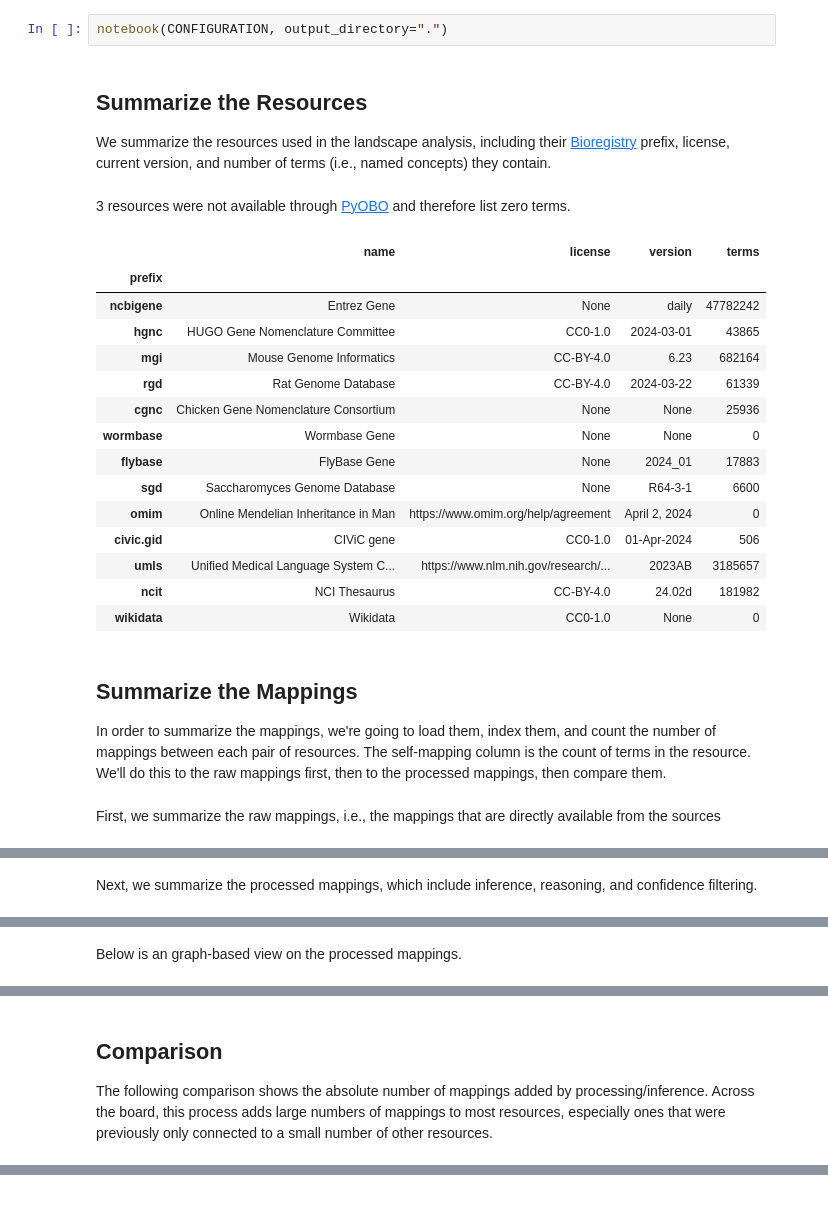
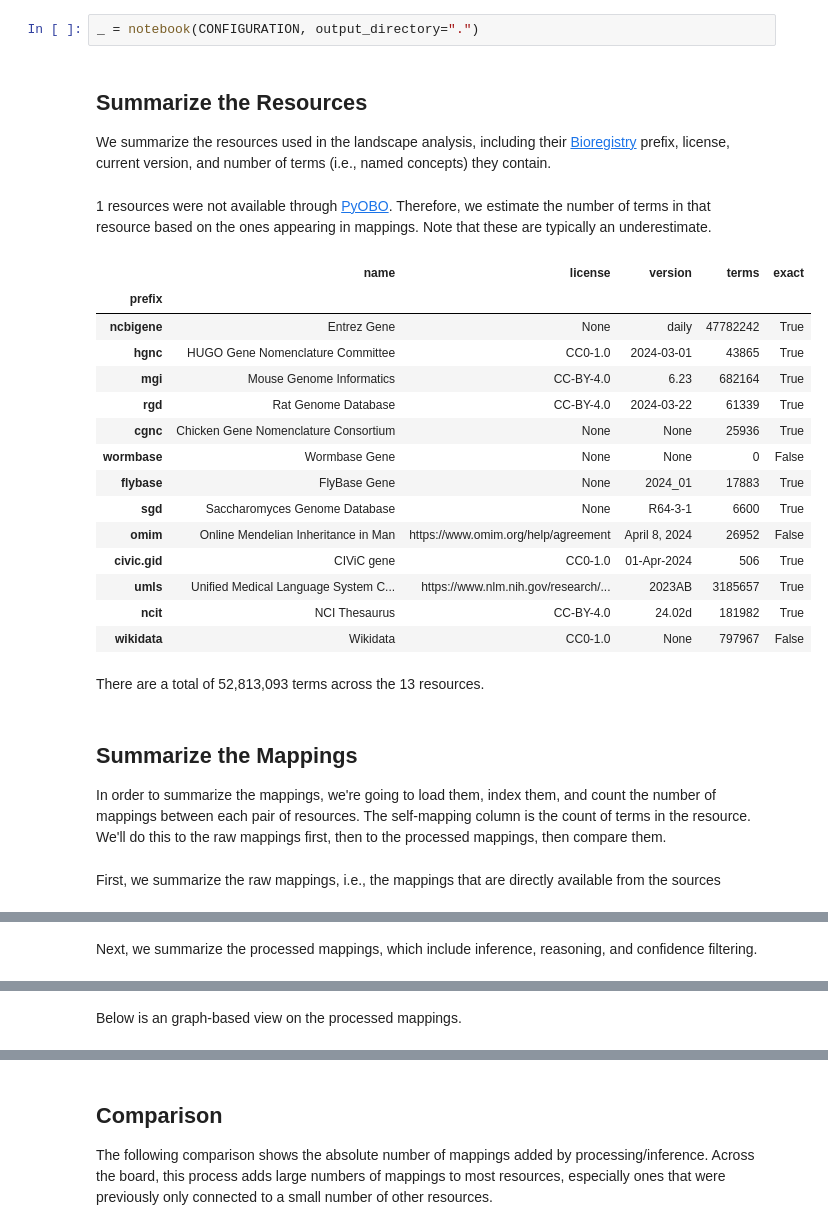
Before and after one commit to biopragmatics/semra, a Jupyter notebook: scripts/gene/gene-landscape.ipynb, the cells around one changed output, grey strips where cells are left out. Cells and saved outputs as stored; diff of their text form; blank space fills up the shorter version.

```diff
--- a/scripts/gene/gene-landscape.ipynb
+++ b/scripts/gene/gene-landscape.ipynb
@@ -6,33 +5,36 @@ from semra.analysis.landscape import notebook
 * 'underscore_attrs_are_private' has been removed
   warnings.warn(message, UserWarning)
 # %%
-notebook(CONFIGURATION, output_directory=".")
+_ = notebook(CONFIGURATION, output_directory=".")
 # %% [output]
 ## Summarize the Resources
 
 We summarize the resources used in the landscape analysis, including their [Bioregistry](https://bioregistry.io)
 prefix, license, current version, and number of terms (i.e., named concepts) they contain.
-3 resources were not available through
-[PyOBO](https://github.com/biopragmatics/pyobo) and therefore list zero terms.
+1 resources were not available through
+[PyOBO](https://github.com/biopragmatics/pyobo). Therefore, we estimate the number
+of terms in that resource based on the ones appearing in mappings. Note that these
+are typically an underestimate.
-|  | name | license | version | terms |
-| prefix |  |  |  |  |
-| ncbigene | Entrez Gene | None | daily | 47782242 |
-| hgnc | HUGO Gene Nomenclature Committee | CC0-1.0 | 2024-03-01 | 43865 |
-| mgi | Mouse Genome Informatics | CC-BY-4.0 | 6.23 | 682164 |
-| rgd | Rat Genome Database | CC-BY-4.0 | 2024-03-22 | 61339 |
-| cgnc | Chicken Gene Nomenclature Consortium | None | None | 25936 |
-| wormbase | Wormbase Gene | None | None | 0 |
-| flybase | FlyBase Gene | None | 2024_01 | 17883 |
-| sgd | Saccharomyces Genome Database | None | R64-3-1 | 6600 |
-| omim | Online Mendelian Inheritance in Man | https://www.omim.org/help/agreement | April 2, 2024 | 0 |
-| civic.gid | CIViC gene | CC0-1.0 | 01-Apr-2024 | 506 |
-| umls | Unified Medical Language System C... | https://www.nlm.nih.gov/research/... | 2023AB | 3185657 |
-| ncit | NCI Thesaurus | CC-BY-4.0 | 24.02d | 181982 |
-| wikidata | Wikidata | CC0-1.0 | None | 0 |
+|  | name | license | version | terms | exact |
+| prefix |  |  |  |  |  |
+| ncbigene | Entrez Gene | None | daily | 47782242 | True |
+| hgnc | HUGO Gene Nomenclature Committee | CC0-1.0 | 2024-03-01 | 43865 | True |
+| mgi | Mouse Genome Informatics | CC-BY-4.0 | 6.23 | 682164 | True |
+| rgd | Rat Genome Database | CC-BY-4.0 | 2024-03-22 | 61339 | True |
+| cgnc | Chicken Gene Nomenclature Consortium | None | None | 25936 | True |
+| wormbase | Wormbase Gene | None | None | 0 | False |
+| flybase | FlyBase Gene | None | 2024_01 | 17883 | True |
+| sgd | Saccharomyces Genome Database | None | R64-3-1 | 6600 | True |
+| omim | Online Mendelian Inheritance in Man | https://www.omim.org/help/agreement | April 8, 2024 | 26952 | False |
+| civic.gid | CIViC gene | CC0-1.0 | 01-Apr-2024 | 506 | True |
+| umls | Unified Medical Language System C... | https://www.nlm.nih.gov/research/... | 2023AB | 3185657 | True |
+| ncit | NCI Thesaurus | CC-BY-4.0 | 24.02d | 181982 | True |
+| wikidata | Wikidata | CC0-1.0 | None | 797967 | False |
-## Summarize the Mappings
-
-In order to summarize the mappings, we're going to load them, index them, and count
-the number of mappings between each pair of resources. The self-mapping column is
-the count of terms in the resource. We'll do this to the raw mappings first, then
-to the processed mappings, then compare them.
+There are a total of 52,813,093 terms across the 13 resources.
-First, we summarize the raw mappings, i.e., the mappings that are directly available from the sources
+## Summarize the Mappings
+
+In order to summarize the mappings, we're going to load them, index them, and count
+the number of mappings between each pair of resources. The self-mapping column is
+the count of terms in the resource. We'll do this to the raw mappings first, then
+to the processed mappings, then compare them.
+First, we summarize the raw mappings, i.e., the mappings that are directly available from the sources
@@ -53 +56 @@ First, we summarize the raw mappings, i.e., the mappings that are directly avail
-Next, we summarize the processed mappings, which include inference, reasoning, and confidence filtering.
+Next, we summarize the processed mappings, which include inference, reasoning, and confidence filtering.
@@ -68,7 +72,2 @@ Next, we summarize the processed mappings, which include inference, reasoning, a
-Below is an graph-based view on the processed mappings.
+Below is an graph-based view on the processed mappings.
 [drawing not drawn]
-## Comparison
-
-The following comparison shows the absolute number of mappings added by processing/inference.
-Across the board, this process adds large numbers of mappings to most resources, especially
-ones that were previously only connected to a small number of other resources.
@@ -88,0 +74,5 @@ ones that were previously only connected to a small number of other resources.
+## Comparison
+
+The following comparison shows the absolute number of mappings added by processing/inference.
+Across the board, this process adds large numbers of mappings to most resources, especially
+ones that were previously only connected to a small number of other resources.
```
Also changed, not shown: parts of 2 cells of this notebook, 39 other files.
